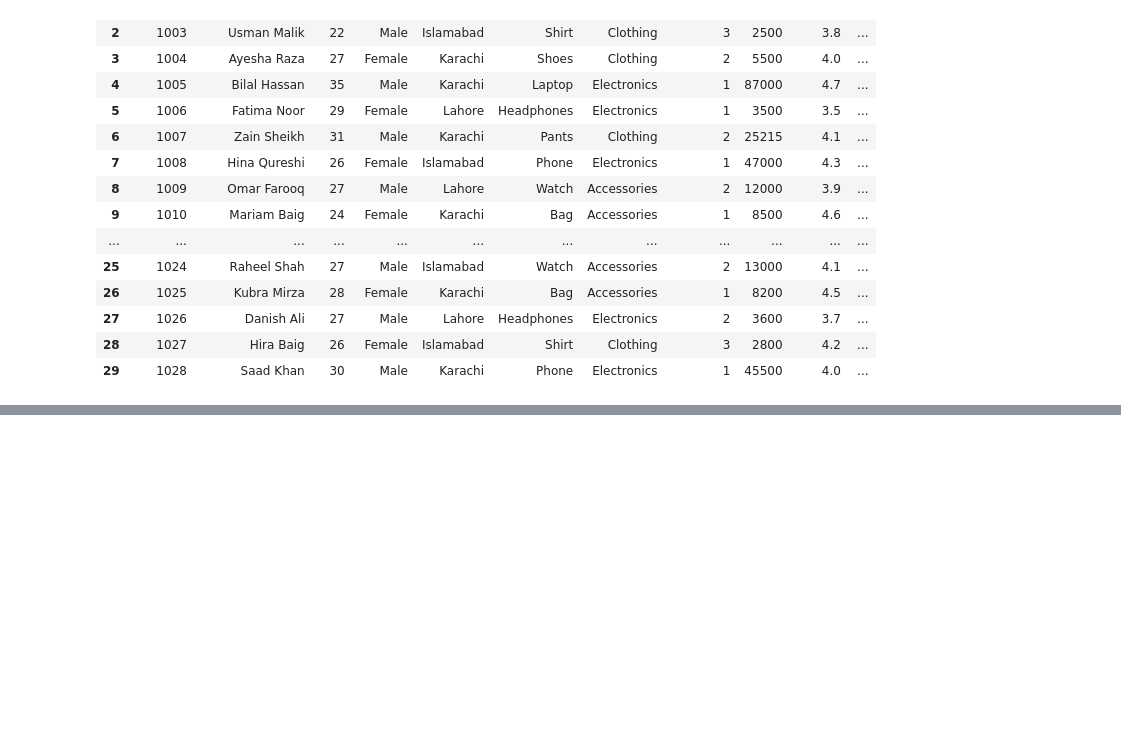
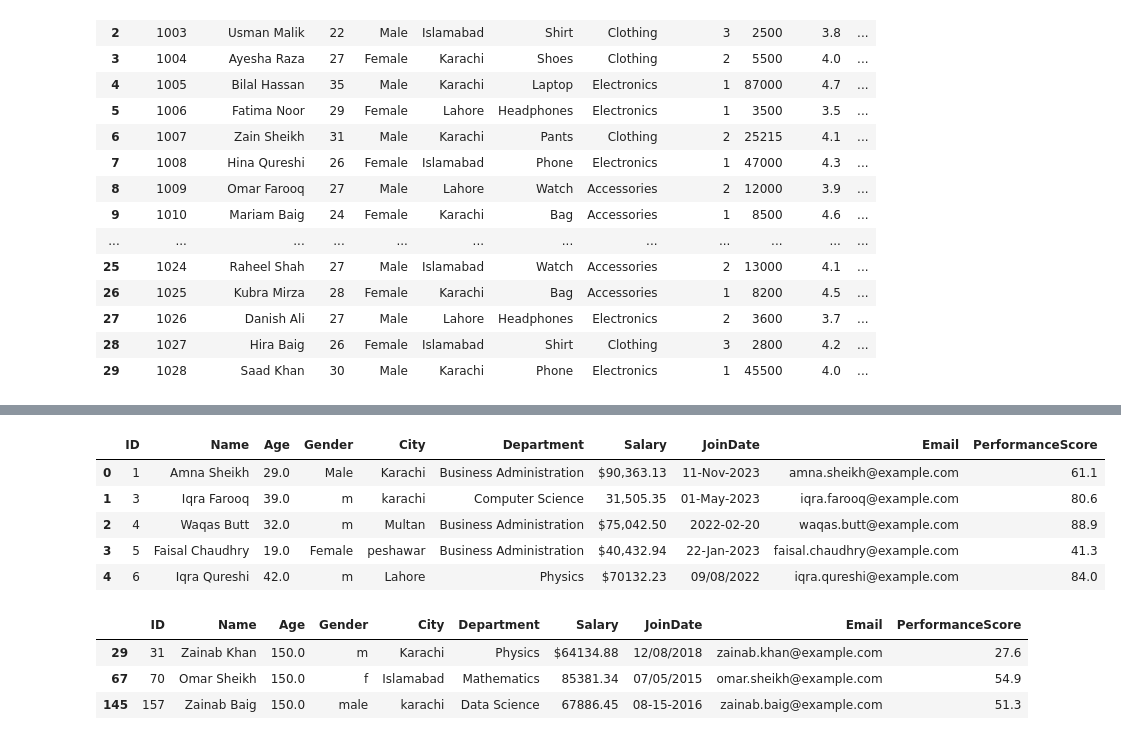
Before and after one commit to awais4212/Data-Science-Basics, a Jupyter notebook: Data Analysis/DataAnalysis.ipynb, the cells around one changed output, grey strips where cells are left out. Cells and saved outputs as stored; diff of their text form; code cells hidden in the pictures; blank space fills up the shorter version.

```diff
--- a/Data Analysis/DataAnalysis.ipynb
+++ b/Data Analysis/DataAnalysis.ipynb
@@ -575,0 +591,19 @@ ecmc.to_csv('Ecommerce_Cleaned_Data.csv', index=False)
+# %%
+# Dropping records with no email
+df = df.dropna(subset=['Email'])
+# %%
+df.head()
+# %% [output]
+|  | ID | Name | Age | Gender | City | Department | Salary | JoinDate | Email | PerformanceScore |
+| 0 | 1 | Amna Sheikh | 29.0 | Male | Karachi | Business Administration | $90,363.13 | 11-Nov-2023 | amna.sheikh@example.com | 61.1 |
+| 1 | 3 | Iqra Farooq | 39.0 | m | karachi | Computer Science | 31,505.35 | 01-May-2023 | iqra.farooq@example.com | 80.6 |
+| 2 | 4 | Waqas Butt | 32.0 | m | Multan | Business Administration | $75,042.50 | 2022-02-20 | waqas.butt@example.com | 88.9 |
+| 3 | 5 | Faisal Chaudhry | 19.0 | Female | peshawar | Business Administration | $40,432.94 | 22-Jan-2023 | faisal.chaudhry@example.com | 41.3 |
+| 4 | 6 | Iqra Qureshi | 42.0 | m | Lahore | Physics | $70132.23 | 09/08/2022 | iqra.qureshi@example.com | 84.0 |
+# %%
+df[df['Age']>50]
+# %% [output]
+|  | ID | Name | Age | Gender | City | Department | Salary | JoinDate | Email | PerformanceScore |
+| 29 | 31 | Zainab Khan | 150.0 | m | Karachi | Physics | $64134.88 | 12/08/2018 | zainab.khan@example.com | 27.6 |
+| 67 | 70 | Omar Sheikh | 150.0 | f | Islamabad | Mathematics | 85381.34 | 07/05/2015 | omar.sheikh@example.com | 54.9 |
+| 145 | 157 | Zainab Baig | 150.0 | male | karachi | Data Science | 67886.45 | 08-15-2016 | zainab.baig@example.com | 51.3 |
```
Also changed, not shown: parts of 8 cells of this notebook, 1 other file.
